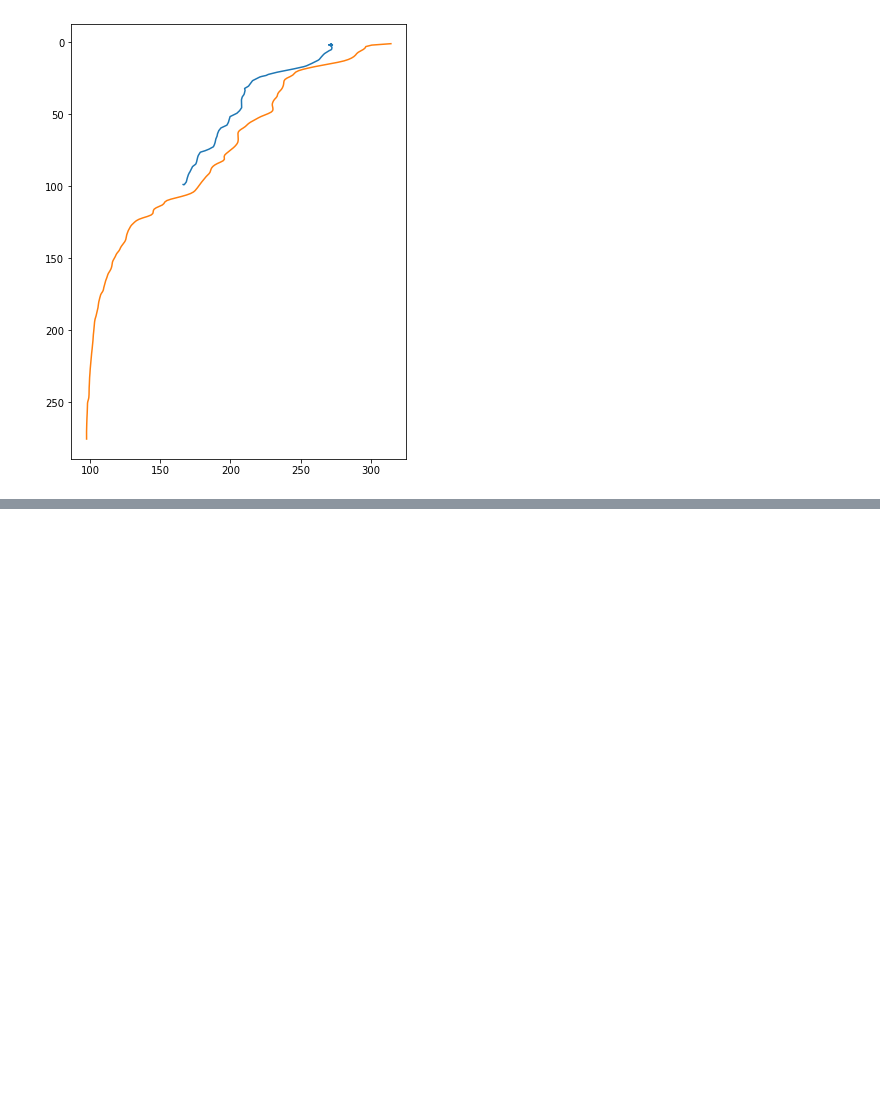
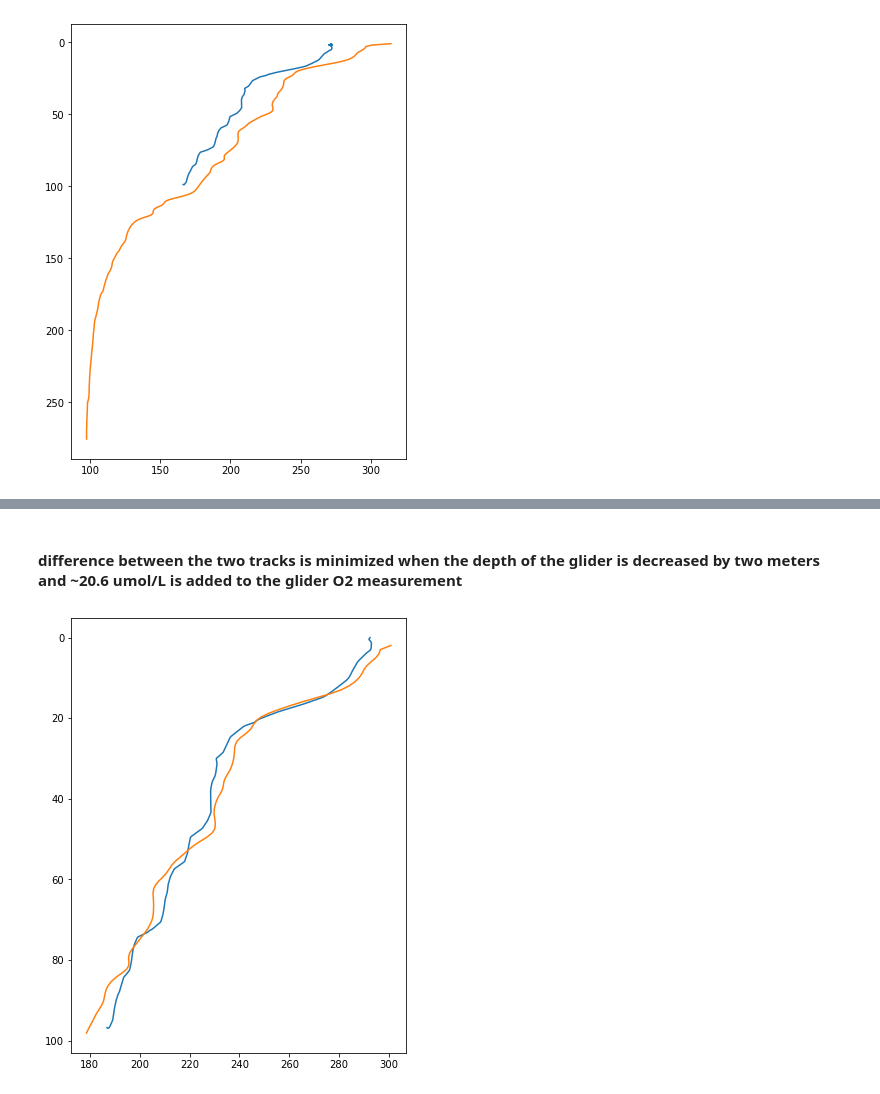
Before and after one commit to rbeutel/PRODIGY, a Jupyter notebook: assignment1.ipynb, the cells around one changed output, grey strips where cells are left out. Drawn from its saved outputs; the diff is of its cells as text; code cells hidden in the pictures; blank space fills up the shorter version.

```diff
--- a/assignment1.ipynb
+++ b/assignment1.ipynb
@@ -238,0 +268,9 @@ ax.invert_yaxis()
+# %% [markdown]
+#### difference between the two tracks is minimized when the depth of the glider is decreased by two meters and  ~20.6 umol/L is added to the glider O2 measurement
+# %%
+fig, ax = plt.subplots(1,1,figsize=(6,8))
+ax.plot(gliderO2[gliderD-2 > 0]+20.57722075019967, gliderD[gliderD-2 > 0]-2)
+ax.plot(ctd_O2_trim, depth_trim)
+ax.invert_yaxis()
+# %% [output]
+[figure, added]
```
Also changed, not shown: parts of 9 cells of this notebook.
